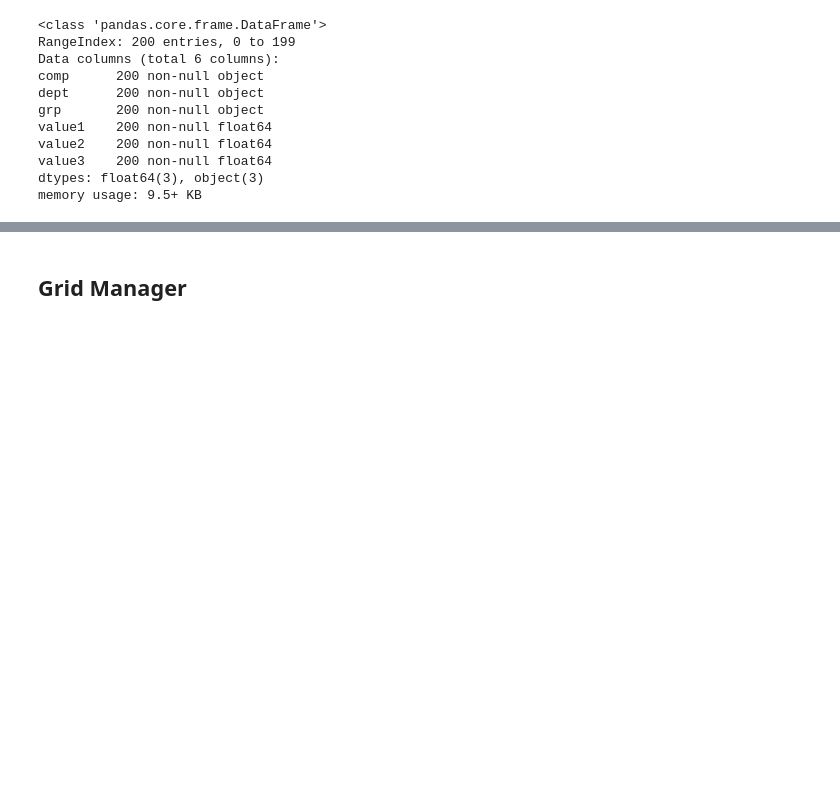
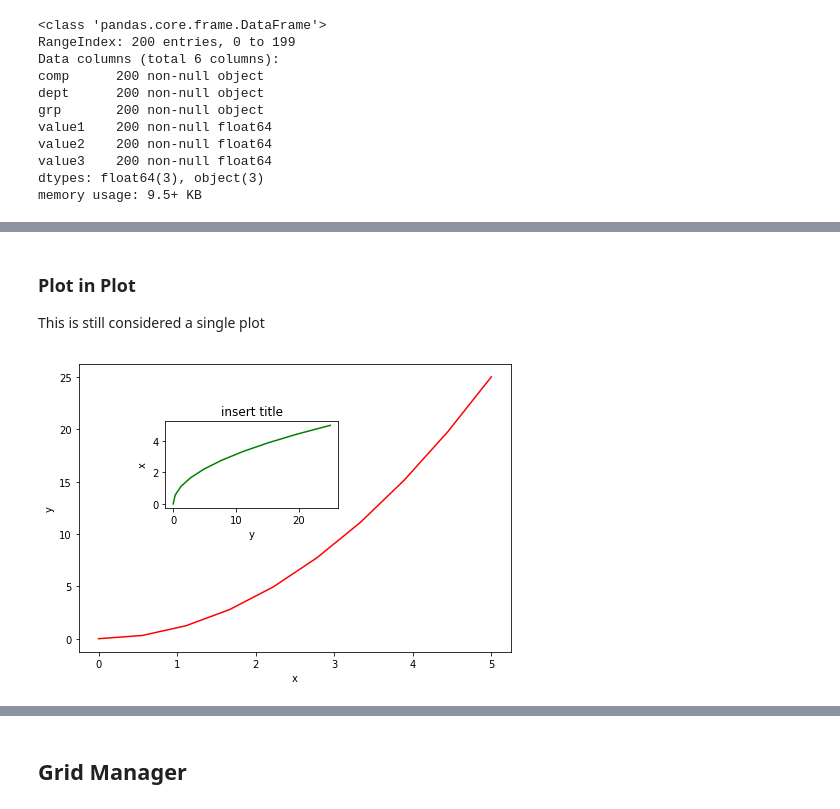
Before and after one commit to yongks/python_book, a Jupyter notebook: 03-matplotlib.ipynb, the cells around one changed output, grey strips where cells are left out. Saved outputs shown, nothing was run; the diff lists cells and outputs as text; code cells hidden in the pictures; blank space fills up the shorter version.

```diff
--- a/03-matplotlib.ipynb
+++ b/03-matplotlib.ipynb
@@ -84,0 +122,18 @@ Text(0.5,1,'My Good Data')
+# %% [markdown]
+### Plot in Plot
+This is still considered a single plot
+# %%
+fig = plt.figure()
+ax1 = fig.add_axes([0, 0, 1, 1])         # main axes
+ax2 = fig.add_axes([0.2, 0.5, 0.4, 0.3]) # inset axes
+
+ax1.plot(x,y,'r')
+ax1.set_xlabel('x')
+ax1.set_ylabel('y')
+
+ax2.plot(y, x, 'g')
+ax2.set_xlabel('y')
+ax2.set_ylabel('x')
+ax2.set_title('insert title');
+# %% [output]
+[figure, added]
```
Also changed, not shown: parts of 40 cells of this notebook, 42 other files.
